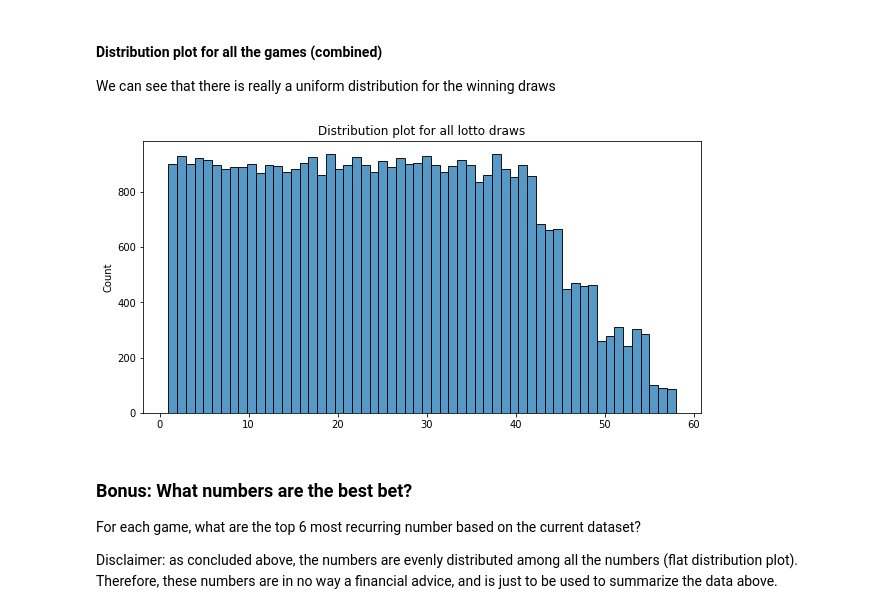
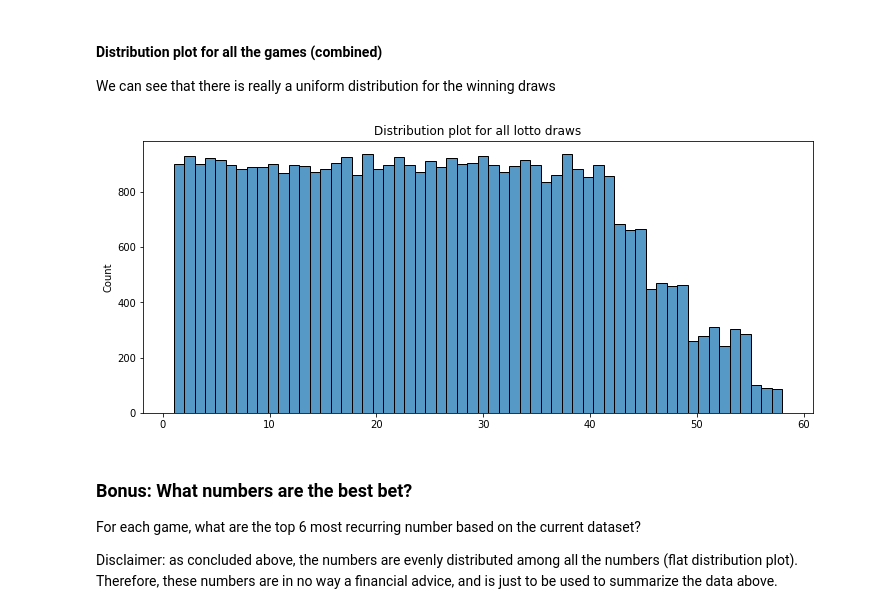
Before and after one commit to parkrain21/PCSO_lotto_analysis, a Jupyter notebook: lotto.ipynb, the cells around one changed output. Drawn from its saved outputs; the diff is of its cells as text; code cells hidden in the pictures.

```diff
--- a/lotto.ipynb
+++ b/lotto.ipynb
@@ -97,12 +99,12 @@ for game in all_games:
 We can see that there is really a uniform distribution for the winning draws
 # %%
 n = draw_count(games_df)
-plt.figure(figsize=(10,5))
+plt.figure(figsize=(12,5))
 plt.title(f"Distribution plot for all lotto draws")
 sns.histplot(n, bins=58)
 plt.show()
 # %% [output]
-[figure, old version]
+[figure, new version]
 # %% [markdown]
 ### Bonus: What numbers are the best bet?
 For each game, what are the top 6 most recurring number based on the current dataset?
```
Also changed, not shown: parts of 7 cells of this notebook.
